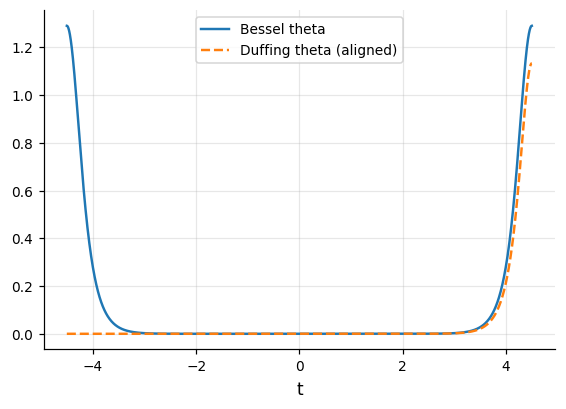
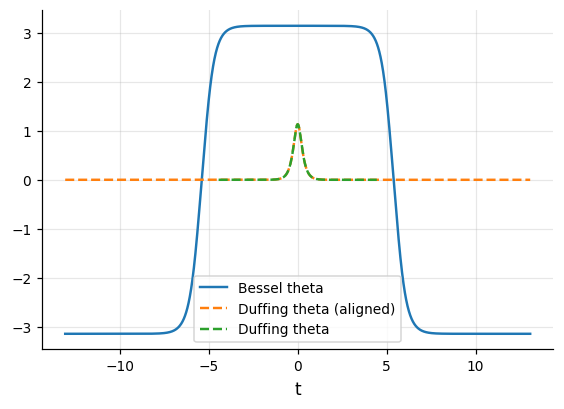
Unified diff of the notebook cell whose output changed from the first chart to the second:
--- before
+++ after
@@ -3,7 +3,7 @@
 ax.plot(t_b, th_b, label='Bessel theta')
 t_apex_b = t_b[-1]
-th_d2, _ = duff.homoclinic_orbit(t_b - t_apex_b)
+th_d2, _ = duff.homoclinic_orbit(t_b)
 ax.plot(t_b, th_d2, label='Duffing theta (aligned)', ls='--')
-# t_d, th_d, v_d = numerical_homoclinic(duff, p)
-# ax.plot(t_d, th_d, label='Duffing theta', ls='--')
+t_d, th_d, v_d = numerical_homoclinic(duff, p)
+ax.plot(t_d, th_d, label='Duffing theta', ls='--')
 ax.legend(); ax.set_xlabel('t'); plt.show()

Commit: final uploads